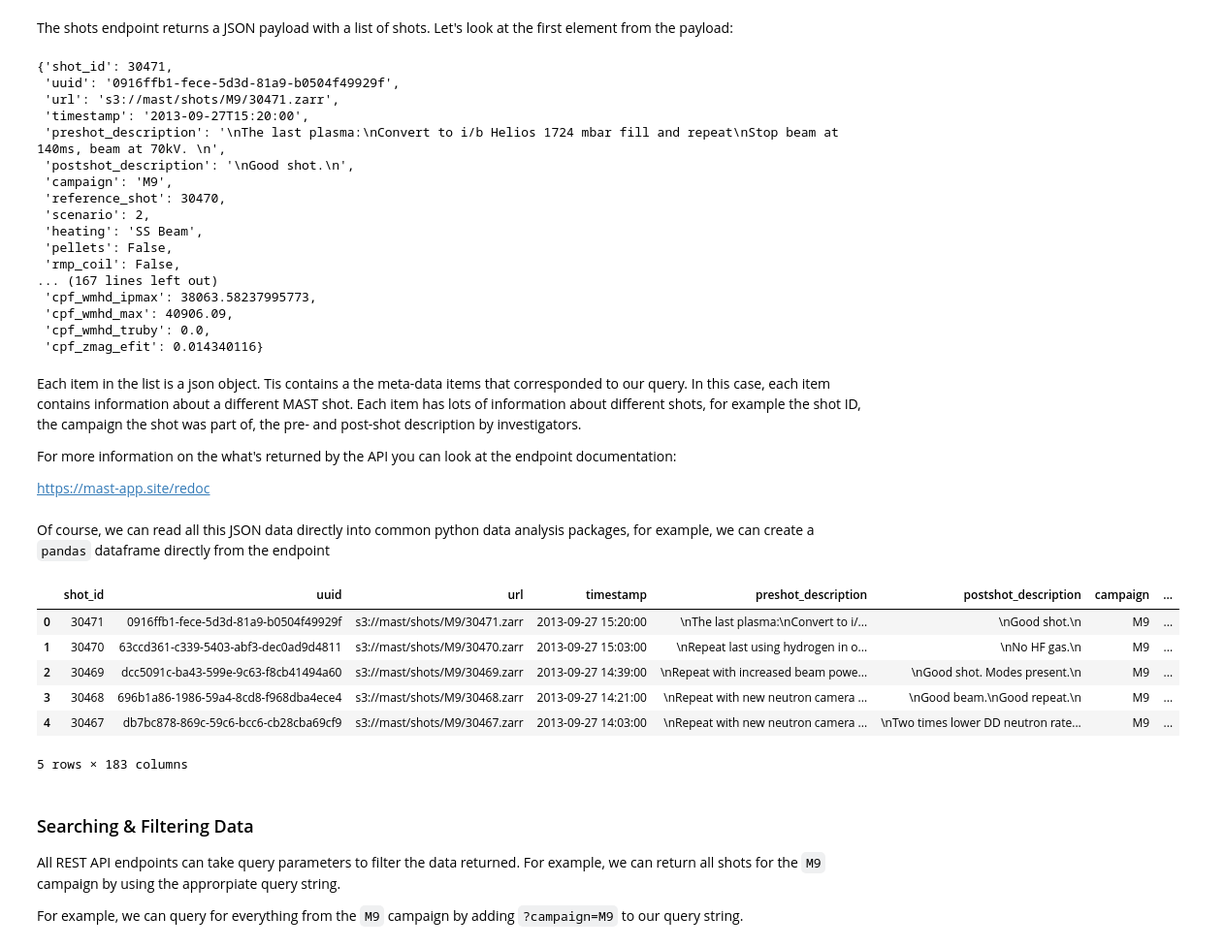
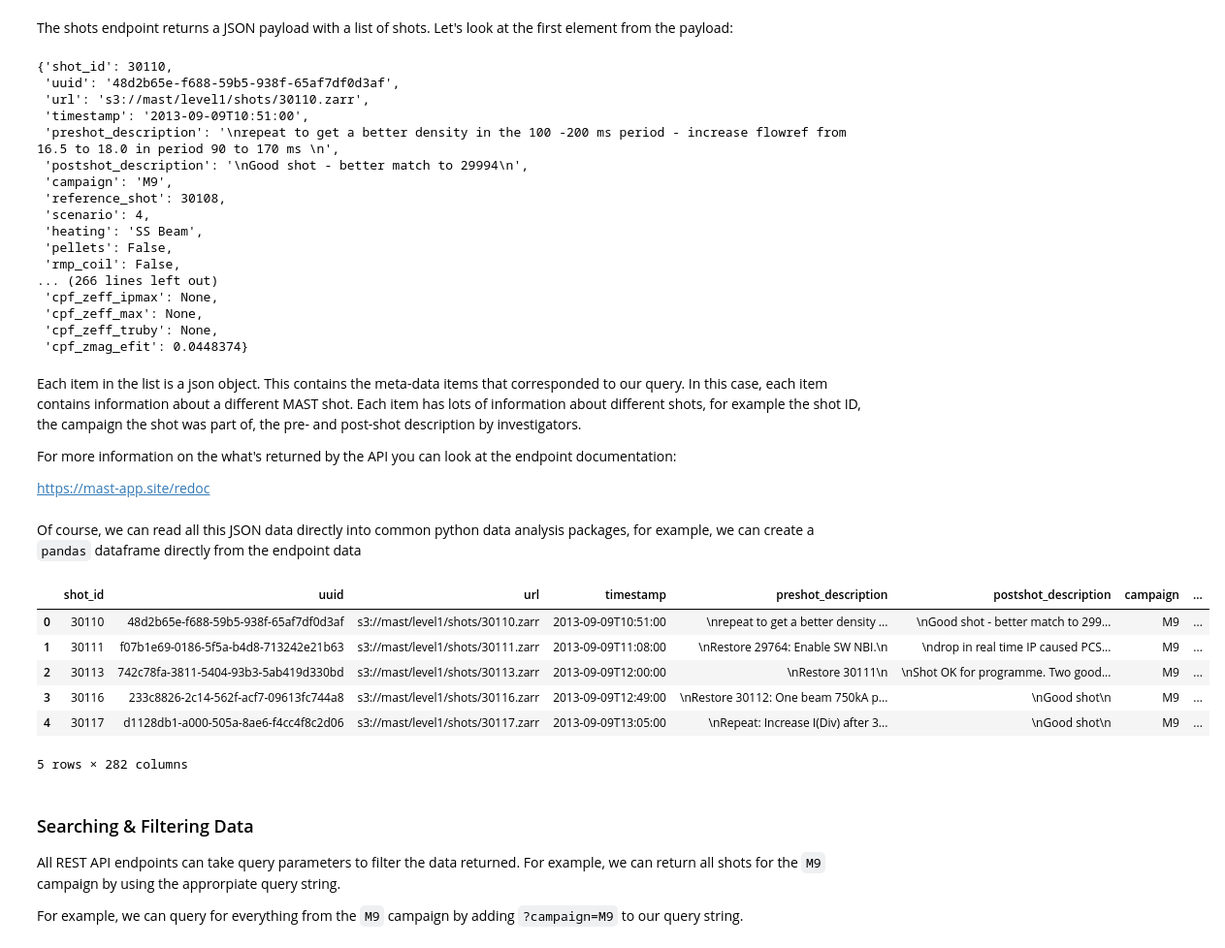
Before and after one commit to ukaea/fair-mast, a Jupyter notebook: src/api/static/_build/jupyter_execute/rest_api.ipynb, the cells around one changed output. Shown: that part at 97% size. Saved outputs shown, nothing was run; the diff lists cells and outputs as text; code cells hidden in the pictures.

```diff
--- a/src/api/static/_build/jupyter_execute/rest_api.ipynb
+++ b/src/api/static/_build/jupyter_execute/rest_api.ipynb
@@ -32,44 +32,45 @@ Query returned status code: 200
 # %% [markdown]
 The shots endpoint returns a JSON payload with a list of shots. Let's look at the first element from the payload:
 # %%
-result[0]
+result['items'][0]
 # %% [output]
-{'shot_id': 30471,
- 'uuid': '0916ffb1-fece-5d3d-81a9-b0504f49929f',
- 'url': 's3://mast/shots/M9/30471.zarr',
- 'timestamp': '2013-09-27T15:20:00',
- 'preshot_description': '\nThe last plasma:\nConvert to i/b Helios 1724 mbar fill and repeat\nStop beam at 140ms, beam at 70kV. \n',
- 'postshot_description': '\nGood shot.\n',
+{'shot_id': 30110,
+ 'uuid': '48d2b65e-f688-59b5-938f-65af7df0d3af',
+ 'url': 's3://mast/level1/shots/30110.zarr',
+ 'timestamp': '2013-09-09T10:51:00',
+ 'preshot_description': '\nrepeat to get a better density in the 100 -200 ms period - increase flowref from 16.5 to 18.0 in period 90 to 170 ms \n',
+ 'postshot_description': '\nGood shot - better match to 29994\n',
  'campaign': 'M9',
- 'reference_shot': 30470,
- 'scenario': 2,
+ 'reference_shot': 30108,
+ 'scenario': 4,
  'heating': 'SS Beam',
  'pellets': False,
  'rmp_coil': False,
-... (167 lines left out)
- 'cpf_wmhd_ipmax': 38063.58237995773,
- 'cpf_wmhd_max': 40906.09,
- 'cpf_wmhd_truby': 0.0,
- 'cpf_zmag_efit': 0.014340116}
+... (266 lines left out)
+ 'cpf_zeff_ipmax': None,
+ 'cpf_zeff_max': None,
+ 'cpf_zeff_truby': None,
+ 'cpf_zmag_efit': 0.0448374}
 # %% [markdown]
-Each item in the list is a json object. Tis contains a the meta-data items that corresponded to our query. In this case, each item contains information about a different MAST shot. Each item has lots of information about different shots, for example the shot ID, the campaign the shot was part of, the pre- and post-shot description by investigators.
+Each item in the list is a json object. This contains the meta-data items that corresponded to our query. In this case, each item contains information about a different MAST shot. Each item has lots of information about different shots, for example the shot ID, the campaign the shot was part of, the pre- and post-shot description by investigators.
 
 For more information on the what's returned by the API you can look at the endpoint documentation:
 
 https://mast-app.site/redoc
 # %% [markdown]
-Of course, we can read all this JSON data directly into common python data analysis packages, for example, we can create a `pandas` dataframe directly from the endpoint
+Of course, we can read all this JSON data directly into common python data analysis packages, for example, we can create a `pandas` dataframe directly from the endpoint data
 # %%
-df = pd.read_json(f'{ENDPOINT_URL}/shots')
+df = pd.read_json(f'{ENDPOINT_URL}/shots')['items']
+df = pd.DataFrame(df.to_list())
 df.head()
 # %% [output]
 |  | shot_id | uuid | url | timestamp | preshot_description | postshot_description | campaign | ... |
-| 0 | 30471 | 0916ffb1-fece-5d3d-81a9-b0504f49929f | s3://mast/shots/M9/30471.zarr | 2013-09-27 15:20:00 | \nThe last plasma:\nConvert to i/... | \nGood shot.\n | M9 | ... |
-| 1 | 30470 | 63ccd361-c339-5403-abf3-dec0ad9d4811 | s3://mast/shots/M9/30470.zarr | 2013-09-27 15:03:00 | \nRepeat last using hydrogen in o... | \nNo HF gas.\n | M9 | ... |
-| 2 | 30469 | dcc5091c-ba43-599e-9c63-f8cb41494a60 | s3://mast/shots/M9/30469.zarr | 2013-09-27 14:39:00 | \nRepeat with increased beam powe... | \nGood shot. Modes present.\n | M9 | ... |
-| 3 | 30468 | 696b1a86-1986-59a4-8cd8-f968dba4ece4 | s3://mast/shots/M9/30468.zarr | 2013-09-27 14:21:00 | \nRepeat with new neutron camera ... | \nGood beam.\nGood repeat.\n | M9 | ... |
-| 4 | 30467 | db7bc878-869c-59c6-bcc6-cb28cba69cf9 | s3://mast/shots/M9/30467.zarr | 2013-09-27 14:03:00 | \nRepeat with new neutron camera ... | \nTwo times lower DD neutron rate... | M9 | ... |
+| 0 | 30110 | 48d2b65e-f688-59b5-938f-65af7df0d3af | s3://mast/level1/shots/30110.zarr | 2013-09-09T10:51:00 | \nrepeat to get a better density ... | \nGood shot - better match to 299... | M9 | ... |
+| 1 | 30111 | f07b1e69-0186-5f5a-b4d8-713242e21b63 | s3://mast/level1/shots/30111.zarr | 2013-09-09T11:08:00 | \nRestore 29764: Enable SW NBI.\n | \ndrop in real time IP caused PCS... | M9 | ... |
+| 2 | 30113 | 742c78fa-3811-5404-93b3-5ab419d330bd | s3://mast/level1/shots/30113.zarr | 2013-09-09T12:00:00 | \nRestore 30111\n | \nShot OK for programme. Two good... | M9 | ... |
+| 3 | 30116 | 233c8826-2c14-562f-acf7-09613fc744a8 | s3://mast/level1/shots/30116.zarr | 2013-09-09T12:49:00 | \nRestore 30112: One beam 750kA p... | \nGood shot\n | M9 | ... |
+| 4 | 30117 | d1128db1-a000-505a-8ae6-f4cc4f8c2d06 | s3://mast/level1/shots/30117.zarr | 2013-09-09T13:05:00 | \nRepeat: Increase I(Div) after 3... | \nGood shot\n | M9 | ... |
-5 rows × 183 columns
+5 rows × 282 columns
 # %% [markdown]
 ### Searching & Filtering Data
 
```
Also changed, not shown: parts of 4 cells of this notebook, 27 other files.
